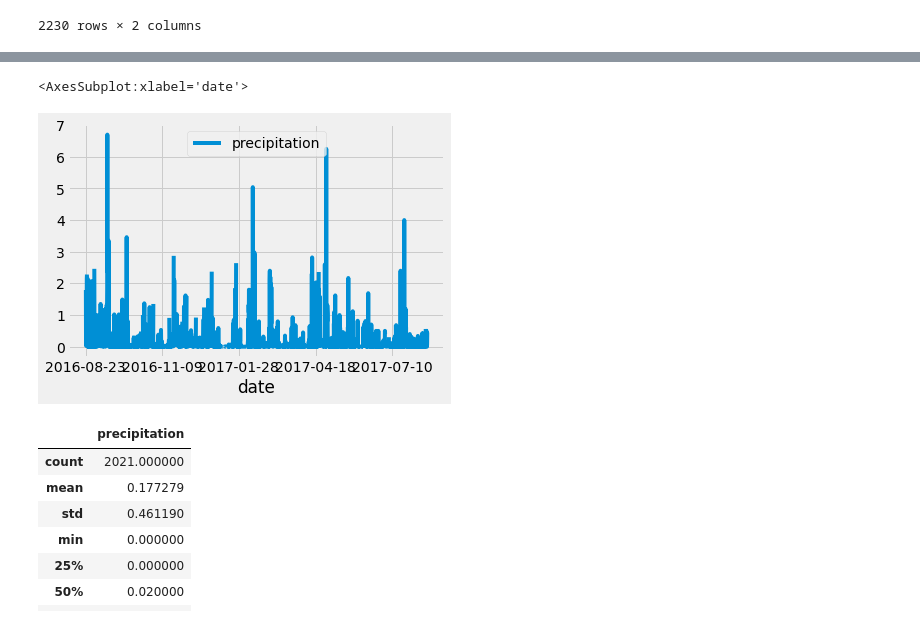
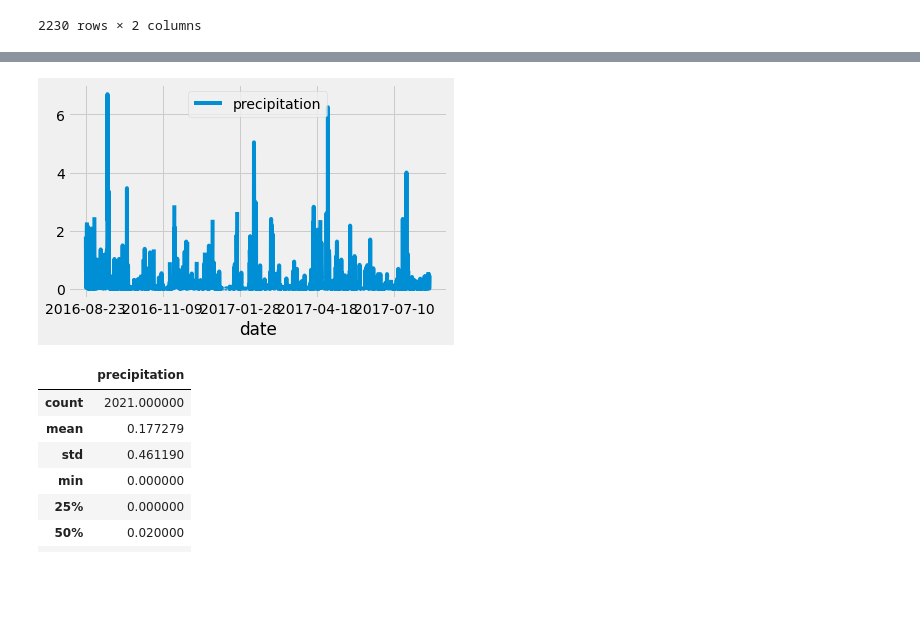
Before and after one commit to nicoserrano/Surfs_Up, a Jupyter notebook: climate_analysis.ipynb, the cells around one changed output, grey strips where cells are left out. Cells and saved outputs as stored; diff of their text form; code cells hidden in the pictures; blank space fills up the shorter version.

```diff
--- a/climate_analysis.ipynb
+++ b/climate_analysis.ipynb
@@ -142,9 +142,9 @@ print(df.to_string(index=False))
 2017-08-23           0.45
 # %%
 df.plot()
+plt.tight_layout()
 # %% [output]
-<AxesSubplot:xlabel='date'>
-[figure, old version]
+[figure, new version]
 # %%
 # Use Pandas to calcualte the summary statistics for the precipitation data
 df.describe()
```
Also changed, not shown: parts of 8 cells of this notebook.
